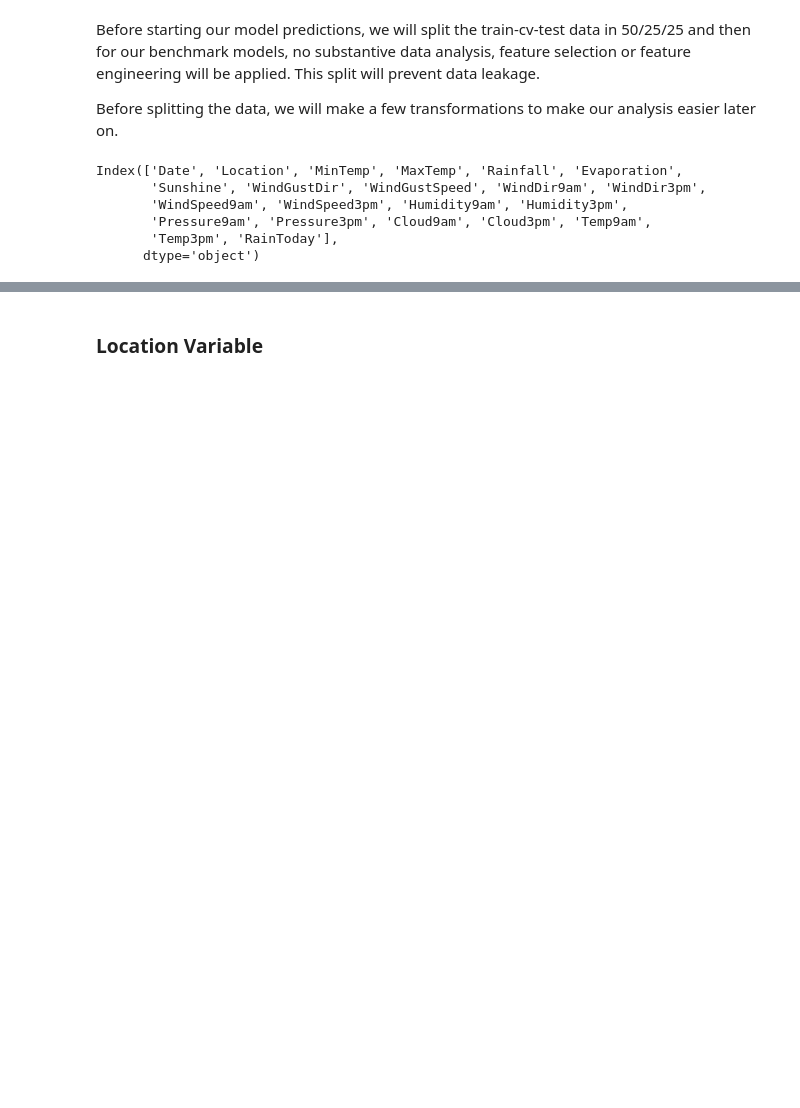
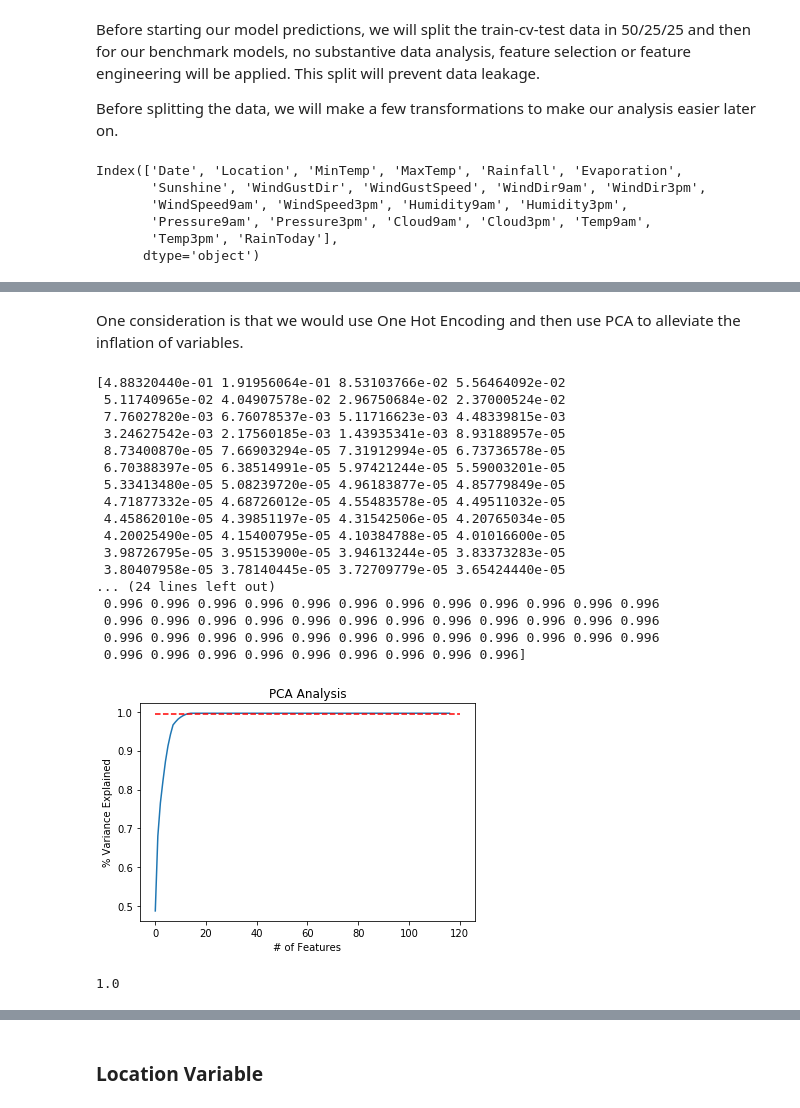
Before and after one commit to anthonydwan/COMP5310-Principles-of-Data-Science-Project, a Jupyter notebook: Assignment 2 - Australia Weather - whether it will rain or not.ipynb, the cells around one changed output, grey strips where cells are left out. Saved outputs shown, nothing was run; the diff lists cells and outputs as text; code cells hidden in the pictures; blank space fills up the shorter version.

```diff
--- a/Assignment 2 - Australia Weather - whether it will rain or not.ipynb
+++ b/Assignment 2 - Australia Weather - whether it will rain or not.ipynb
@@ -229,0 +419,6 @@ I assume that the data are missing completely at random since there was no patte
+# %% [markdown]
+One consideration is that we would use One Hot Encoding and then use PCA to alleviate the inflation of variables.
+# %%
+# We will make a seperate set of X_train for the purpose of analysing PCA
+pca_X_train = X_train.copy()
+pca_X_train.drop(['MaxTemp', 'Temp9am', 'Pressure3pm', 'Pressure9am'], axis=1, inplace = True)
@@ -229,0 +432,61 @@ I assume that the data are missing completely at random since there was no patte
+# %%
+for cat in ['WindGustDir','WindDir9am','WindDir3pm']:
+        dummy = pd.get_dummies(pca_X_train[cat], sparse = False, prefix = cat, dummy_na = True)
+        pca_X_train = pd.concat([pca_X_train, dummy], axis = 1)
+        pca_X_train.drop([cat], axis = 1, inplace = True)
+# %%
+for cat in ['MinTemp',
+             'Rainfall',
+             'Evaporation',
+             'Sunshine',
+             'WindGustSpeed',
+             'WindSpeed9am',
+             'WindSpeed3pm',
+             'Humidity9am',
+             'Humidity3pm',
+             'Temp3pm',
+             'Cloud9am',
+             'Cloud3pm']:
+    pca_X_train[cat].fillna(pca_X_train[cat].median(),inplace = True)
+
+pca_X_train['RainToday'].fillna(0.0,inplace = True)
+
+null_columns=pca_X_train.columns[pca_X_train.isnull().any()]
+# %%
+pca.fit_transform(pca_X_train)
+
+#  X_train = pca.transform(X_train)
+#Explained variance ratio
+print(pca.explained_variance_ratio_)
+
+
+var=np.cumsum(np.round(pca.explained_variance_ratio_, decimals=3))
+print(var)
+plt.ylabel('% Variance Explained')
+plt.xlabel('# of Features')
+plt.title('PCA Analysis')
+plt.plot(var)
+plt.plot([0,120],[0.995, 0.995], 'r--')
+plt.show()
+#Cumulative variance
+pca.explained_variance_ratio_.sum()
+# %% [output]
+[4.88320440e-01 1.91956064e-01 8.53103766e-02 5.56464092e-02
+ 5.11740965e-02 4.04907578e-02 2.96750684e-02 2.37000524e-02
+ 7.76027820e-03 6.76078537e-03 5.11716623e-03 4.48339815e-03
+ 3.24627542e-03 2.17560185e-03 1.43935341e-03 8.93188957e-05
+ 8.73400870e-05 7.66903294e-05 7.31912994e-05 6.73736578e-05
+ 6.70388397e-05 6.38514991e-05 5.97421244e-05 5.59003201e-05
+ 5.33413480e-05 5.08239720e-05 4.96183877e-05 4.85779849e-05
+ 4.71877332e-05 4.68726012e-05 4.55483578e-05 4.49511032e-05
+ 4.45862010e-05 4.39851197e-05 4.31542506e-05 4.20765034e-05
+ 4.20025490e-05 4.15400795e-05 4.10384788e-05 4.01016600e-05
+ 3.98726795e-05 3.95153900e-05 3.94613244e-05 3.83373283e-05
+ 3.80407958e-05 3.78140445e-05 3.72709779e-05 3.65424440e-05
+... (24 lines left out)
+ 0.996 0.996 0.996 0.996 0.996 0.996 0.996 0.996 0.996 0.996 0.996 0.996
+ 0.996 0.996 0.996 0.996 0.996 0.996 0.996 0.996 0.996 0.996 0.996 0.996
+ 0.996 0.996 0.996 0.996 0.996 0.996 0.996 0.996 0.996 0.996 0.996 0.996
+ 0.996 0.996 0.996 0.996 0.996 0.996 0.996 0.996 0.996]
+[figure, added]
+1.0
```
Also changed, not shown: parts of 187 cells of this notebook.
